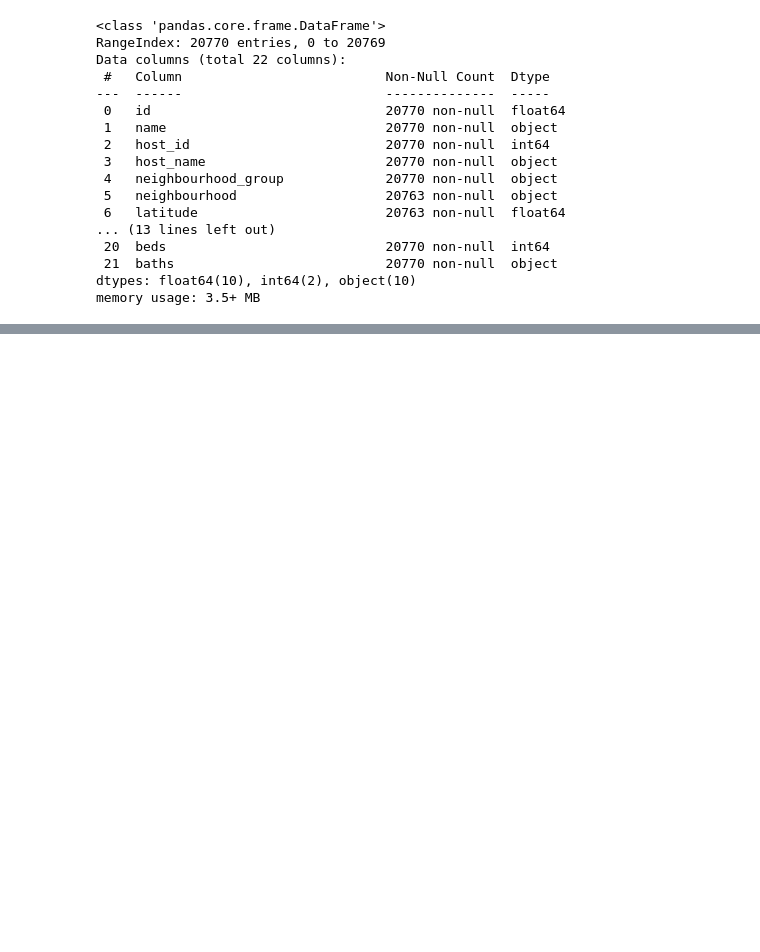
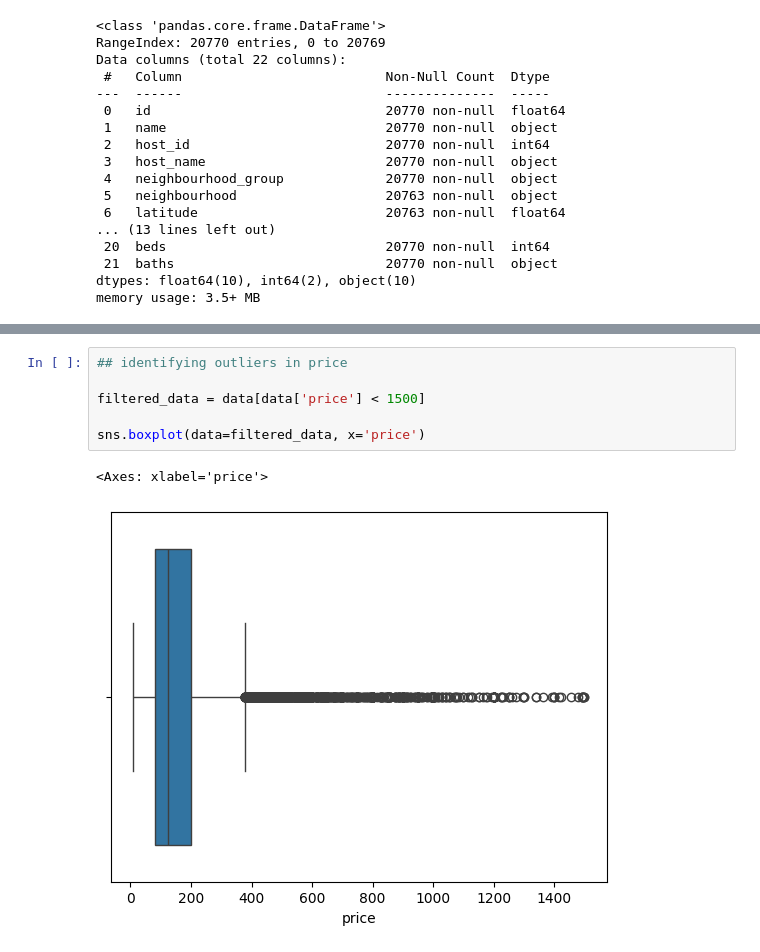
Before and after one commit to debopriyadebnath/airbnb-project, a Jupyter notebook: data.ipynb, the cells around one changed output, grey strips where cells are left out. Drawn from its saved outputs; the diff is of its cells as text; blank space fills up the shorter version.

```diff
--- a/data.ipynb
+++ b/data.ipynb
@@ -80,0 +169,9 @@ memory usage: 3.5+ MB
+# %%
+## identifying outliers in price
+
+filtered_data = data[data['price'] < 1500]
+
+sns.boxplot(data=filtered_data, x='price')
+# %% [output]
+<Axes: xlabel='price'>
+[figure, added]
```
Also changed, not shown: parts of 23 cells of this notebook.
